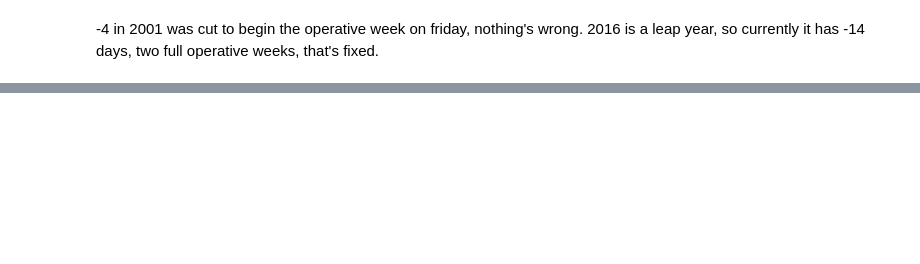
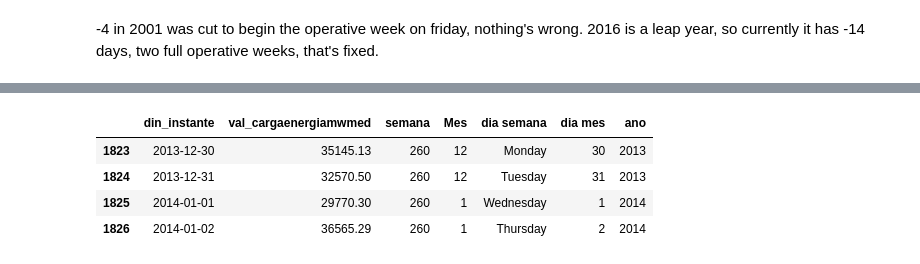
Before and after one commit to marcos-mansur/load-forecast, a Jupyter notebook: Data_quality.ipynb, the cells around one changed output, grey strips where cells are left out. Cells and saved outputs as stored; diff of their text form; code cells hidden in the pictures; blank space fills up the shorter version.

```diff
--- a/Data_quality.ipynb
+++ b/Data_quality.ipynb
@@ -245,0 +248,8 @@ Name: din_instante, dtype: int64
+# %%
+df.iloc[1823:1827]
+# %% [output]
+|  | din_instante | val_cargaenergiamwmed | semana | Mes | dia semana | dia mes | ano |
+| 1823 | 2013-12-30 | 35145.13 | 260 | 12 | Monday | 30 | 2013 |
+| 1824 | 2013-12-31 | 32570.50 | 260 | 12 | Tuesday | 31 | 2013 |
+| 1825 | 2014-01-01 | 29770.30 | 260 | 1 | Wednesday | 1 | 2014 |
+| 1826 | 2014-01-02 | 36565.29 | 260 | 1 | Thursday | 2 | 2014 |
```
Also changed, not shown: parts of 8 cells of this notebook.
